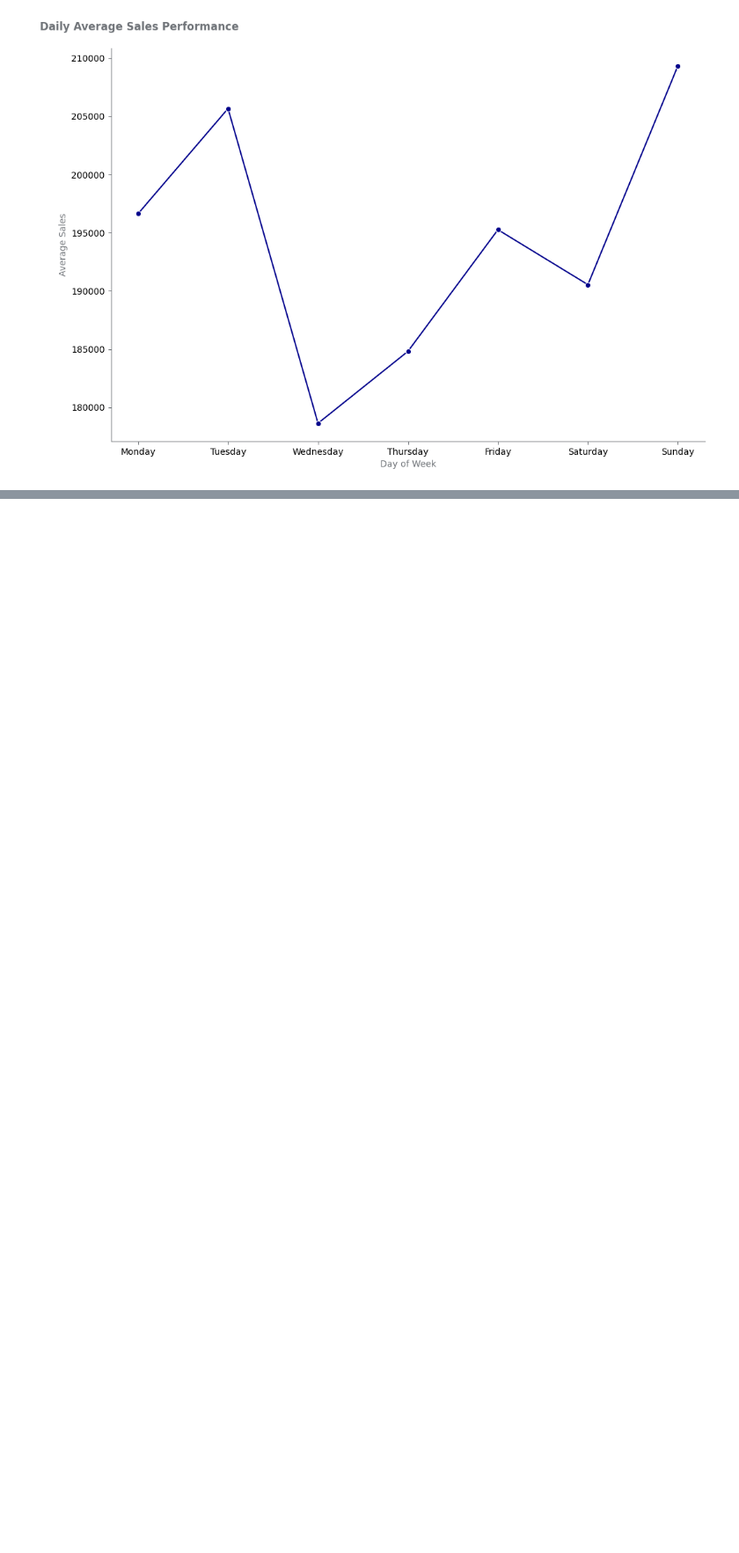
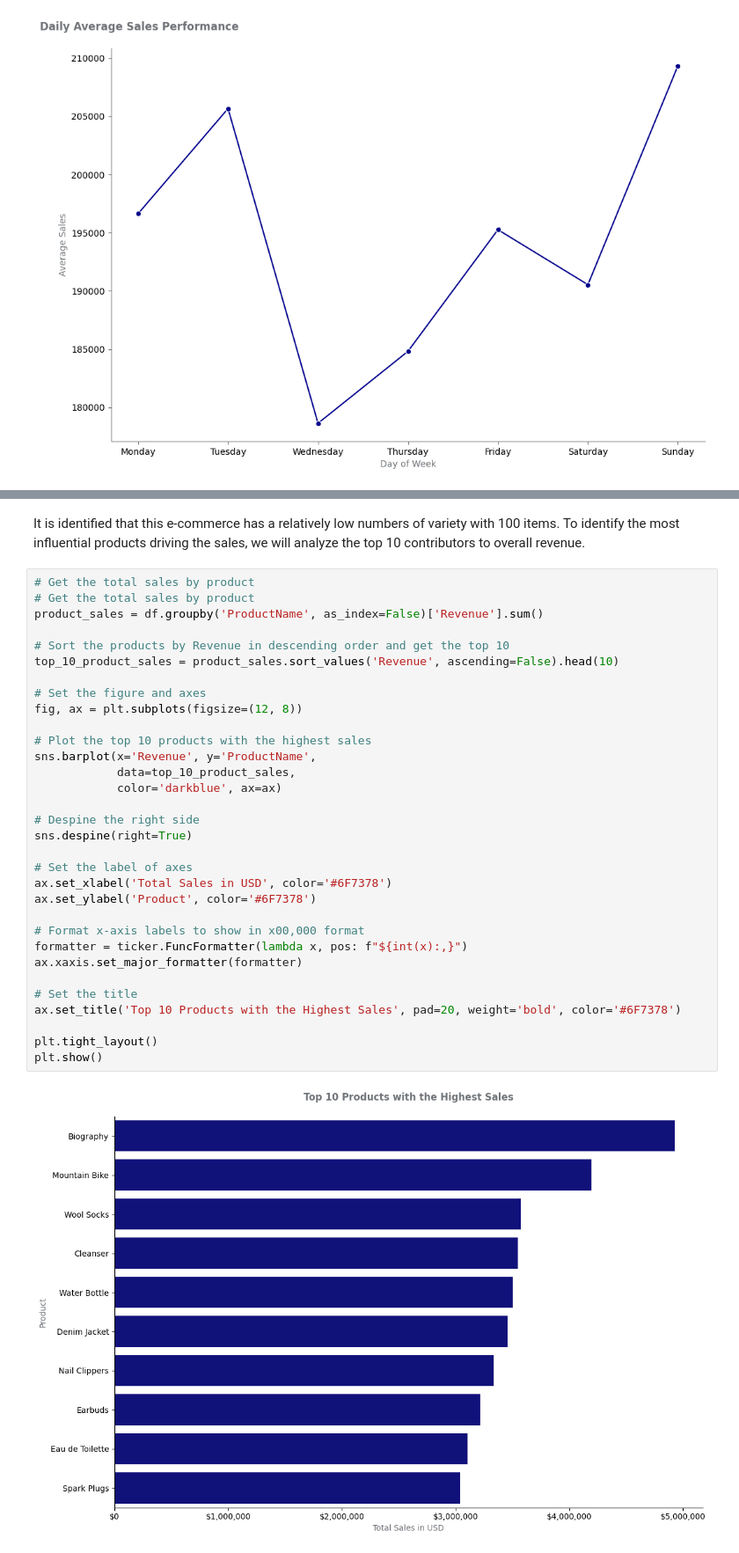
Before and after one commit to lazuardifp19/lazuardfp_portfolio, a Jupyter notebook: Ecommerce Analysis K Means/ecommerce-analysis.ipynb, the cells around one changed output, grey strips where cells are left out. Shown at 88% size. Cells and saved outputs as stored; diff of their text form; blank space fills up the shorter version.

```diff
--- a/Ecommerce Analysis K Means/ecommerce-analysis.ipynb
+++ b/Ecommerce Analysis K Means/ecommerce-analysis.ipynb
@@ -812,0 +839,36 @@ m.save('us_sales_cloropleth.html')
+# %% [markdown]
+It is identified that this e-commerce has a relatively low numbers of variety with 100 items. To identify the most influential products driving the sales, we will analyze the top 10 contributors to overall revenue.
+# %%
+# Get the total sales by product
+# Get the total sales by product
+product_sales = df.groupby('ProductName', as_index=False)['Revenue'].sum()
+
+# Sort the products by Revenue in descending order and get the top 10
+top_10_product_sales = product_sales.sort_values('Revenue', ascending=False).head(10)
+
+# Set the figure and axes
+fig, ax = plt.subplots(figsize=(12, 8))
+
+# Plot the top 10 products with the highest sales
+sns.barplot(x='Revenue', y='ProductName',
+            data=top_10_product_sales,
+            color='darkblue', ax=ax)
+
+# Despine the right side
+sns.despine(right=True)
+
+# Set the label of axes
+ax.set_xlabel('Total Sales in USD', color='#6F7378')
+ax.set_ylabel('Product', color='#6F7378')
+
+# Format x-axis labels to show in x00,000 format
+formatter = ticker.FuncFormatter(lambda x, pos: f"${int(x):,}")
+ax.xaxis.set_major_formatter(formatter)
+
+# Set the title
+ax.set_title('Top 10 Products with the Highest Sales', pad=20, weight='bold', color='#6F7378')
+
+plt.tight_layout()
+plt.show()
+# %% [output]
+[figure, added]
```
Also changed, not shown: parts of 9 cells of this notebook, 2 other files.
